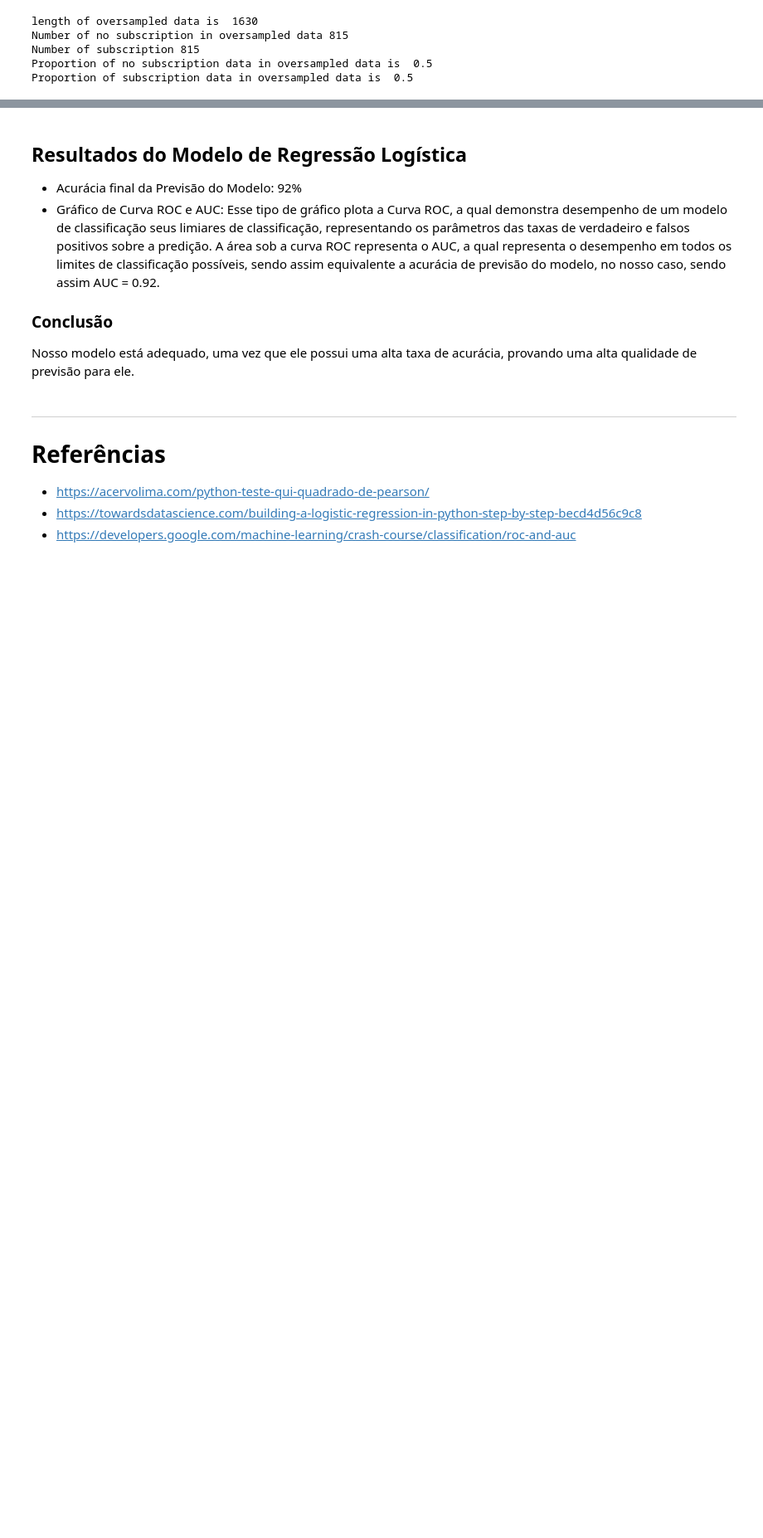
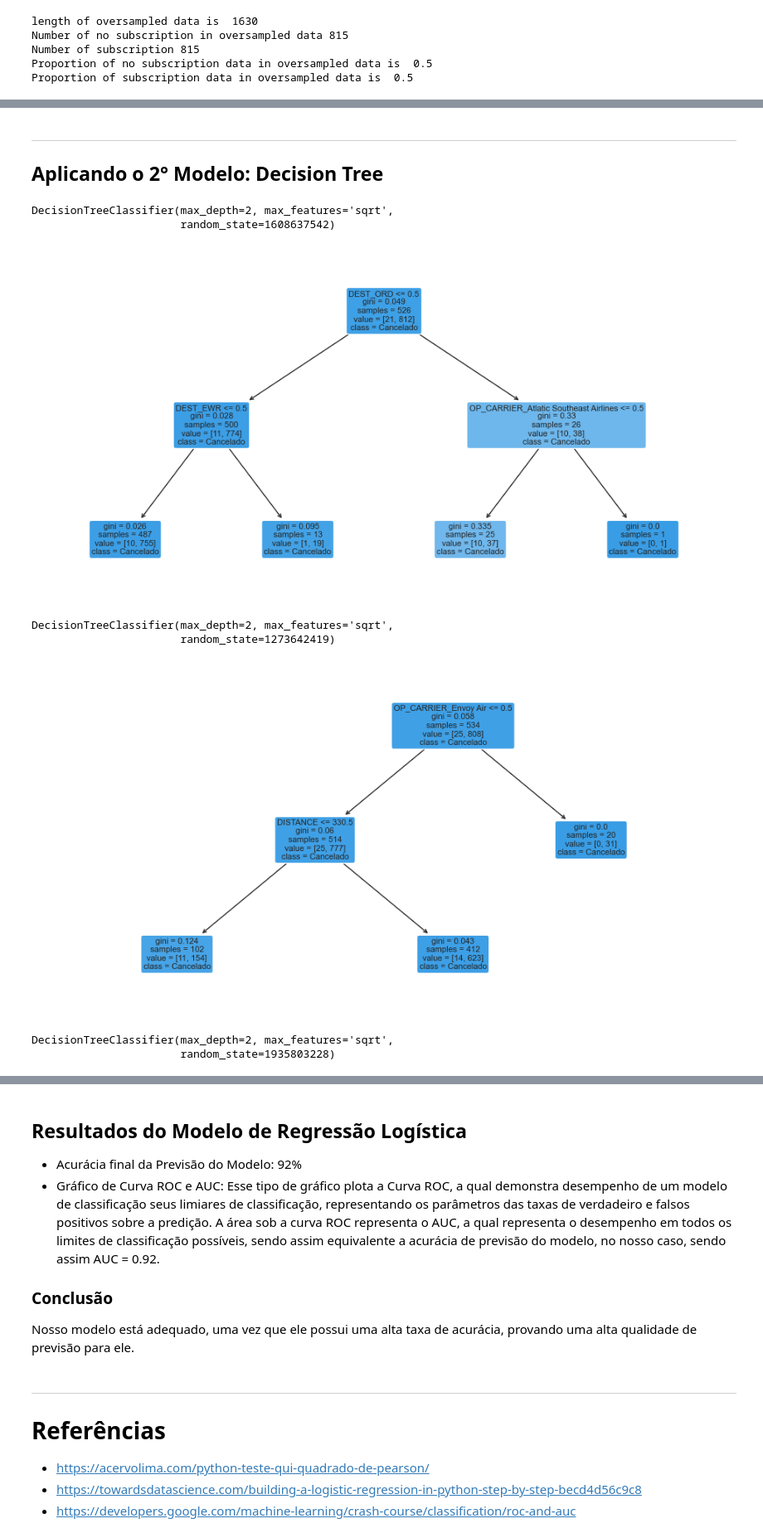
Before and after one commit to insper-classroom/22-2a-cd-p2-grupo_bexcamrefe, a Jupyter notebook: relatoriop2.ipynb, the cells around one changed output, grey strips where cells are left out. Shown at 83% size. Saved outputs shown, nothing was run; the diff lists cells and outputs as text; code cells hidden in the pictures; blank space fills up the shorter version.

```diff
--- a/relatoriop2.ipynb
+++ b/relatoriop2.ipynb
@@ -728,0 +666,3 @@ Gráfico de Curva ROC e AUC
+# %% [markdown]
+---
+## Aplicando o 2° Modelo: Decision Tree
@@ -728,0 +674,48 @@ Gráfico de Curva ROC e AUC
+# %%
+X = data_final.loc[:, data_final.columns != 'CANCELLED']
+y = data_final.loc[:, data_final.columns == 'CANCELLED']
+# %%
+from sklearn.model_selection import train_test_split
+
+SEED = 42
+X_train, X_test, y_train, y_test = train_test_split(X, y,
+                                                    test_size=0.3,
+                                                    random_state=SEED)
+# %%
+from sklearn.ensemble import RandomForestClassifier
+
+rfc = RandomForestClassifier(n_estimators=3,
+                             max_depth=2,
+                             random_state=SEED)
+# %%
+# Fit RandomForestClassifier
+rfc.fit(X_train, y_train)
+# Predict the test set labels
+y_pred = rfc.predict(X_test)
+# %%
+from sklearn import tree
+
+features = X.columns.values # The name of each column
+classes = ['Não Cancelado', 'Cancelado'] # The name of each class
+# You can also use low, medium and high risks in the same order instead
+# classes = ['low risk', 'medium risk', 'high risk']
+
+for estimator in rfc.estimators_:
+    print(estimator)
+    plt.figure(figsize=(12,6))
+    tree.plot_tree(estimator,
+                   feature_names=features,
+                   class_names=classes,
+                   fontsize=8,
+                   filled=True,
+                   rounded=True)
+    plt.show()
+# %% [output]
+DecisionTreeClassifier(max_depth=2, max_features='sqrt',
+                       random_state=1608637542)
+[figure, added]
+DecisionTreeClassifier(max_depth=2, max_features='sqrt',
+                       random_state=1273642419)
+[figure, added]
+DecisionTreeClassifier(max_depth=2, max_features='sqrt',
+                       random_state=1935803228)
```
Also changed, not shown: parts of 32 cells of this notebook.
